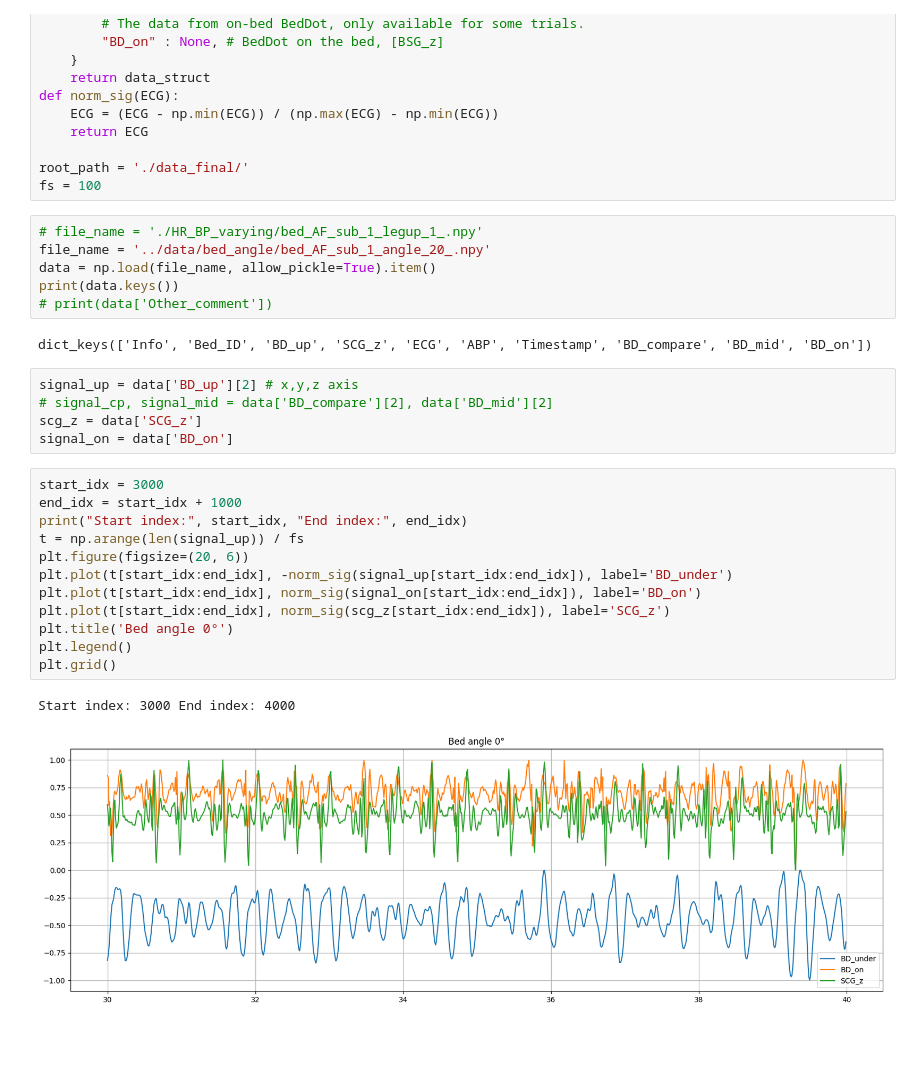
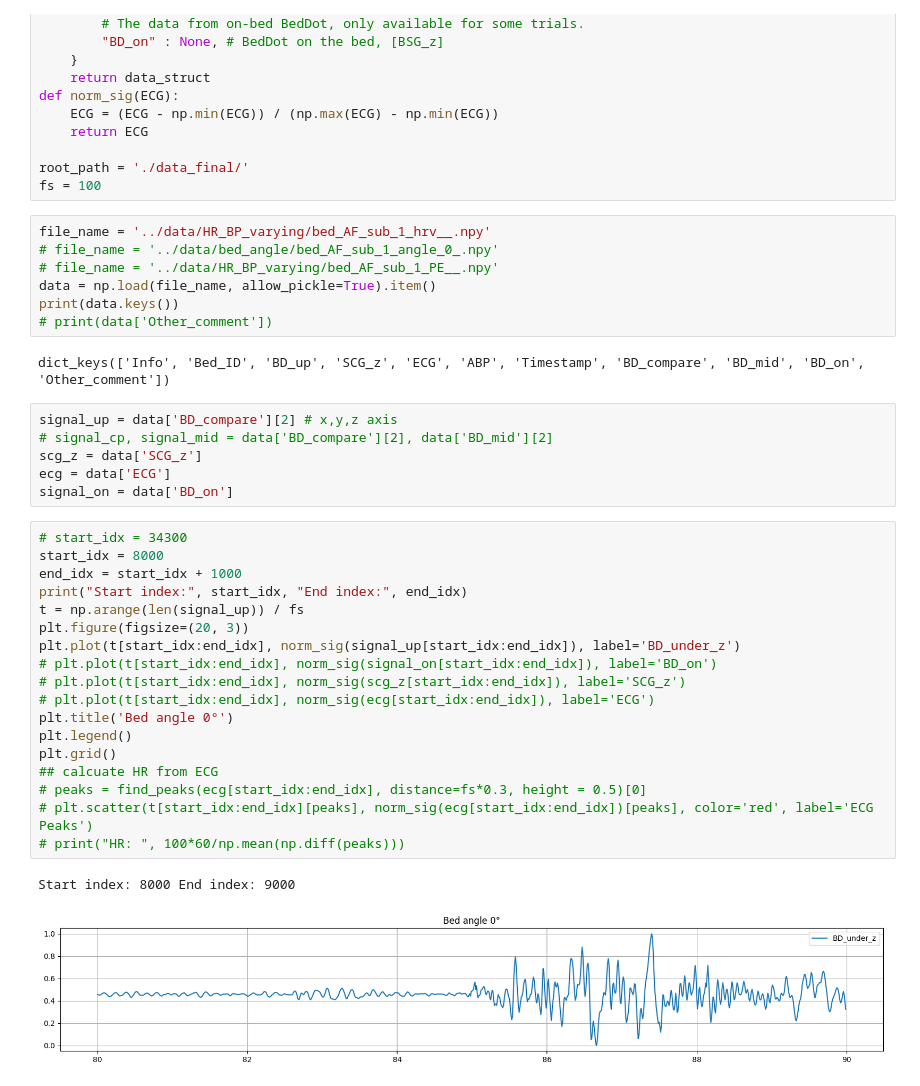
Before and after one commit to ZYY0844/Body-and-Bed-Transfer-Function, a Jupyter notebook: data/data_visual.ipynb, the cells around one changed output. Cells and saved outputs as stored; diff of their text form; blank space fills up the shorter version.

```diff
--- a/data/data_visual.ipynb
+++ b/data/data_visual.ipynb
@@ -43,30 +44,38 @@ def norm_sig(ECG):
 root_path = './data_final/'
 fs = 100
 # %%
-# file_name = './HR_BP_varying/bed_AF_sub_1_legup_1_.npy'
-file_name = '../data/bed_angle/bed_AF_sub_1_angle_20_.npy'
+file_name = '../data/HR_BP_varying/bed_AF_sub_1_hrv__.npy'
+# file_name = '../data/bed_angle/bed_AF_sub_1_angle_0_.npy'
+# file_name = '../data/HR_BP_varying/bed_AF_sub_1_PE__.npy'
 data = np.load(file_name, allow_pickle=True).item()
 print(data.keys())
 # print(data['Other_comment'])
 # %% [output]
-dict_keys(['Info', 'Bed_ID', 'BD_up', 'SCG_z', 'ECG', 'ABP', 'Timestamp', 'BD_compare', 'BD_mid', 'BD_on'])
+dict_keys(['Info', 'Bed_ID', 'BD_up', 'SCG_z', 'ECG', 'ABP', 'Timestamp', 'BD_compare', 'BD_mid', 'BD_on', 'Other_comment'])
 # %%
-signal_up = data['BD_up'][2] # x,y,z axis
+signal_up = data['BD_compare'][2] # x,y,z axis
 # signal_cp, signal_mid = data['BD_compare'][2], data['BD_mid'][2]
 scg_z = data['SCG_z']
+ecg = data['ECG']
 signal_on = data['BD_on']
 # %%
-start_idx = 3000
+# start_idx = 34300
+start_idx = 8000
 end_idx = start_idx + 1000
 print("Start index:", start_idx, "End index:", end_idx)
 t = np.arange(len(signal_up)) / fs
-plt.figure(figsize=(20, 6))
-plt.plot(t[start_idx:end_idx], -norm_sig(signal_up[start_idx:end_idx]), label='BD_under')
-plt.plot(t[start_idx:end_idx], norm_sig(signal_on[start_idx:end_idx]), label='BD_on')
-plt.plot(t[start_idx:end_idx], norm_sig(scg_z[start_idx:end_idx]), label='SCG_z')
+plt.figure(figsize=(20, 3))
+plt.plot(t[start_idx:end_idx], norm_sig(signal_up[start_idx:end_idx]), label='BD_under_z')
+# plt.plot(t[start_idx:end_idx], norm_sig(signal_on[start_idx:end_idx]), label='BD_on')
+# plt.plot(t[start_idx:end_idx], norm_sig(scg_z[start_idx:end_idx]), label='SCG_z')
+# plt.plot(t[start_idx:end_idx], norm_sig(ecg[start_idx:end_idx]), label='ECG')
 plt.title('Bed angle 0°')
 plt.legend()
 plt.grid()
+## calcuate HR from ECG
+# peaks = find_peaks(ecg[start_idx:end_idx], distance=fs*0.3, height = 0.5)[0]
+# plt.scatter(t[start_idx:end_idx][peaks], norm_sig(ecg[start_idx:end_idx])[peaks], color='red', label='ECG Peaks')
+# print("HR: ", 100*60/np.mean(np.diff(peaks)))
 # %% [output]
-Start index: 3000 End index: 4000
+Start index: 8000 End index: 9000
-[figure, old version]
+[figure, new version]
```
Also changed, not shown: parts of 1 cell of this notebook, 3 other files.
